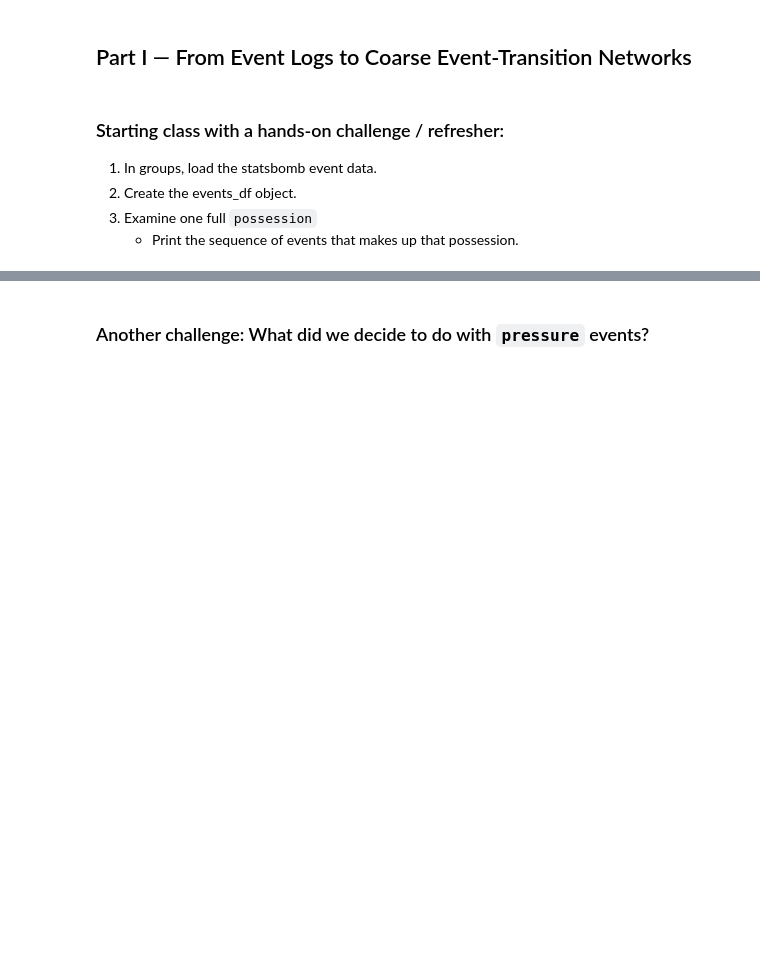
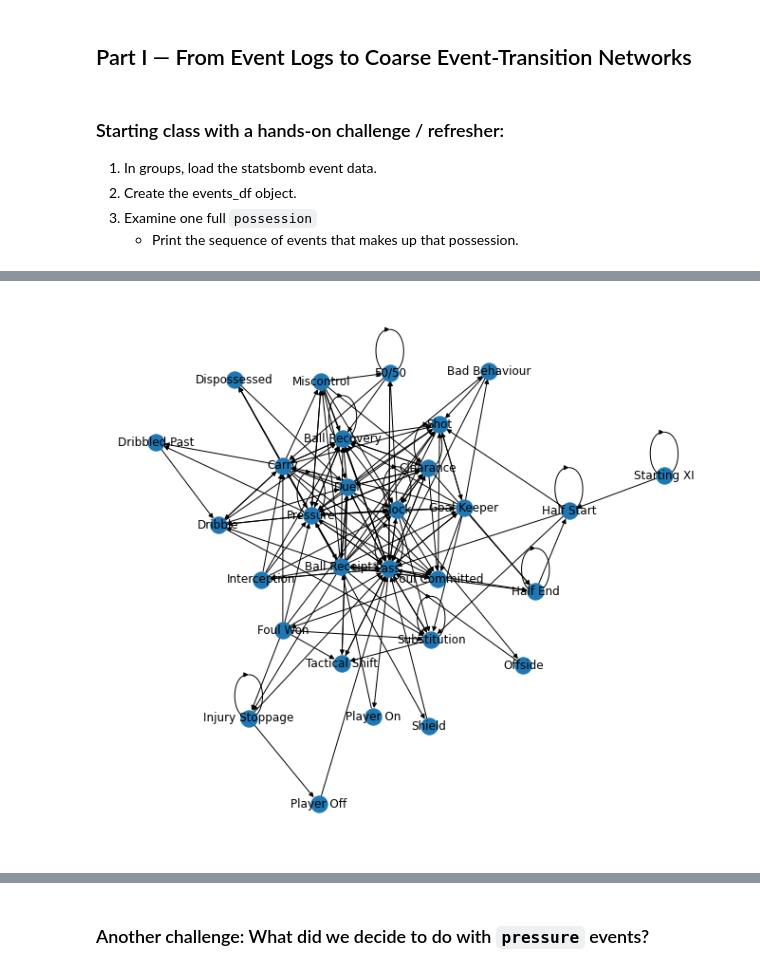
Before and after one commit to jkbren/cnet5442_sp26, a Jupyter notebook: notebooks/class_16/class_16_event_transition_networks_soccer.ipynb, the cells around one changed output, grey strips where cells are left out. Saved outputs shown, nothing was run; the diff lists cells and outputs as text; code cells hidden in the pictures; blank space fills up the shorter version.

```diff
--- a/notebooks/class_16/class_16_event_transition_networks_soccer.ipynb
+++ b/notebooks/class_16/class_16_event_transition_networks_soccer.ipynb
@@ -939,0 +958,11 @@ That choice changes the object we are modeling.
+# %%
+pos = nx.kamada_kawai_layout(G)
+
+plt.figure(figsize=(9,8))
+
+nx.draw(G, pos)
+nx.draw_networkx_labels(G, pos)
+
+plt.show()
+# %% [output]
+[figure, added]
```
Also changed, not shown: parts of 17 cells of this notebook.
